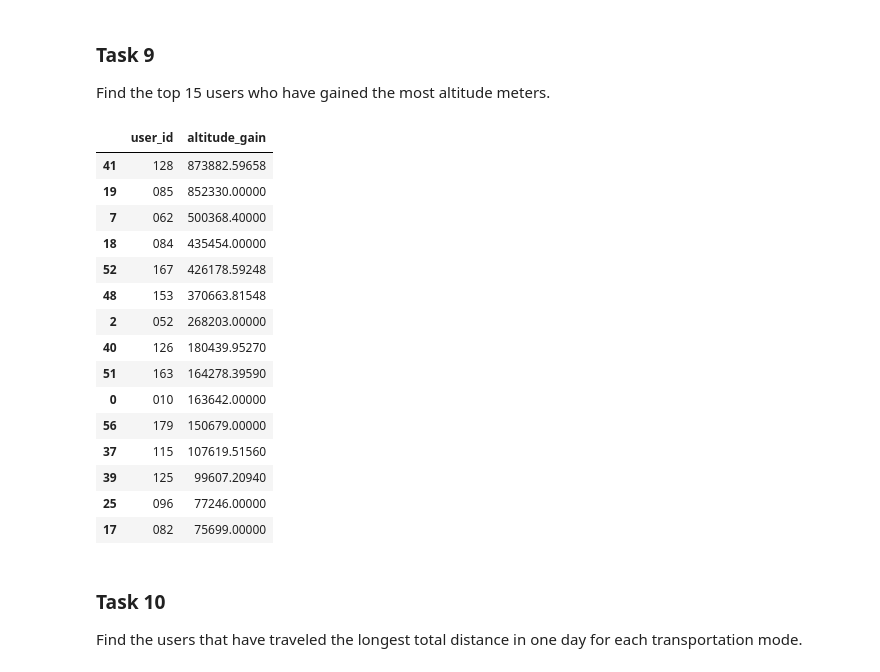
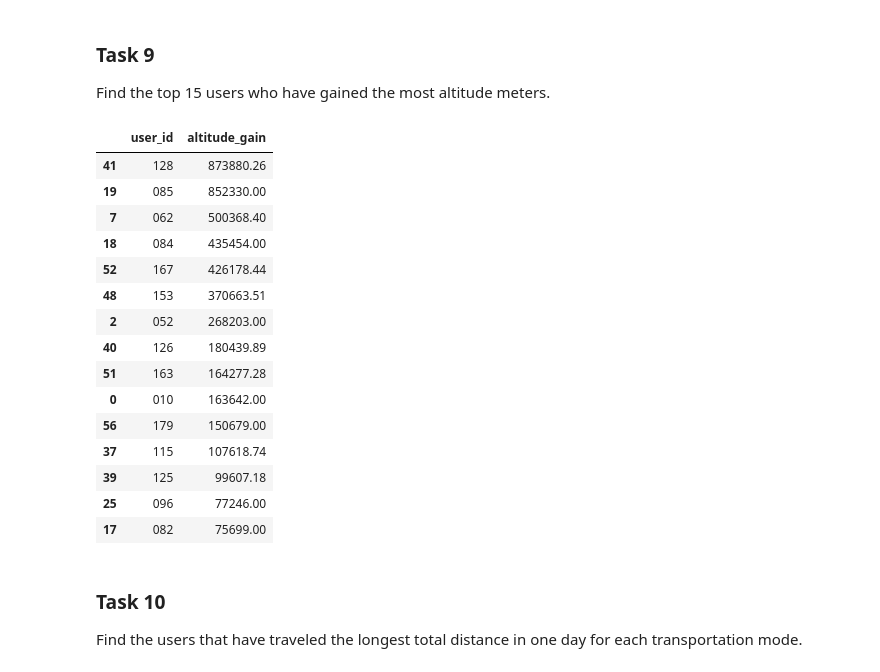
Before and after one commit to mathiasraa/tdt4225-mysql, a Jupyter notebook: notebooks/queries.ipynb, the cells around one changed output. Saved outputs shown, nothing was run; the diff lists cells and outputs as text; code cells hidden in the pictures.

```diff
--- a/notebooks/queries.ipynb
+++ b/notebooks/queries.ipynb
@@ -360,26 +362,28 @@ result_df = result_df[~result_df["altitude_gain"].isna()]
 result_df = result_df[result_df["altitude_gain"] > 0]
 diff_df = result_df.copy().merge(user_activity_df, on="activity_id")
 # %%
+diff_df["altitude_gain"] = diff_df["altitude_gain"].apply(float).round(2)
+
 diff_df.groupby("user_id")["altitude_gain"].sum().reset_index().sort_values(
     "altitude_gain", ascending=False
 ).head(15)
 # %% [output]
 |  | user_id | altitude_gain |
-| 41 | 128 | 873882.59658 |
-| 19 | 085 | 852330.00000 |
-| 7 | 062 | 500368.40000 |
-| 18 | 084 | 435454.00000 |
-| 52 | 167 | 426178.59248 |
-| 48 | 153 | 370663.81548 |
-| 2 | 052 | 268203.00000 |
-| 40 | 126 | 180439.95270 |
-| 51 | 163 | 164278.39590 |
-| 0 | 010 | 163642.00000 |
-| 56 | 179 | 150679.00000 |
-| 37 | 115 | 107619.51560 |
-| 39 | 125 | 99607.20940 |
-| 25 | 096 | 77246.00000 |
-| 17 | 082 | 75699.00000 |
+| 41 | 128 | 873880.26 |
+| 19 | 085 | 852330.00 |
+| 7 | 062 | 500368.40 |
+| 18 | 084 | 435454.00 |
+| 52 | 167 | 426178.44 |
+| 48 | 153 | 370663.51 |
+| 2 | 052 | 268203.00 |
+| 40 | 126 | 180439.89 |
+| 51 | 163 | 164277.28 |
+| 0 | 010 | 163642.00 |
+| 56 | 179 | 150679.00 |
+| 37 | 115 | 107618.74 |
+| 39 | 125 | 99607.18 |
+| 25 | 096 | 77246.00 |
+| 17 | 082 | 75699.00 |
 # %% [markdown]
 ### Task 10
 Find the users that have traveled the longest total distance in one day for each
```
Also changed, not shown: parts of 5 cells of this notebook.
